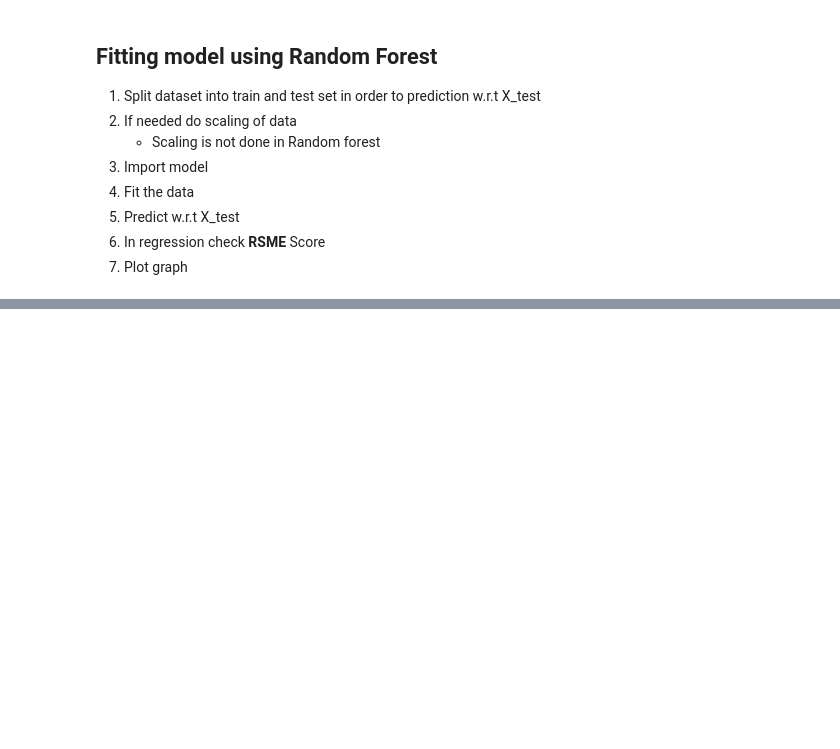
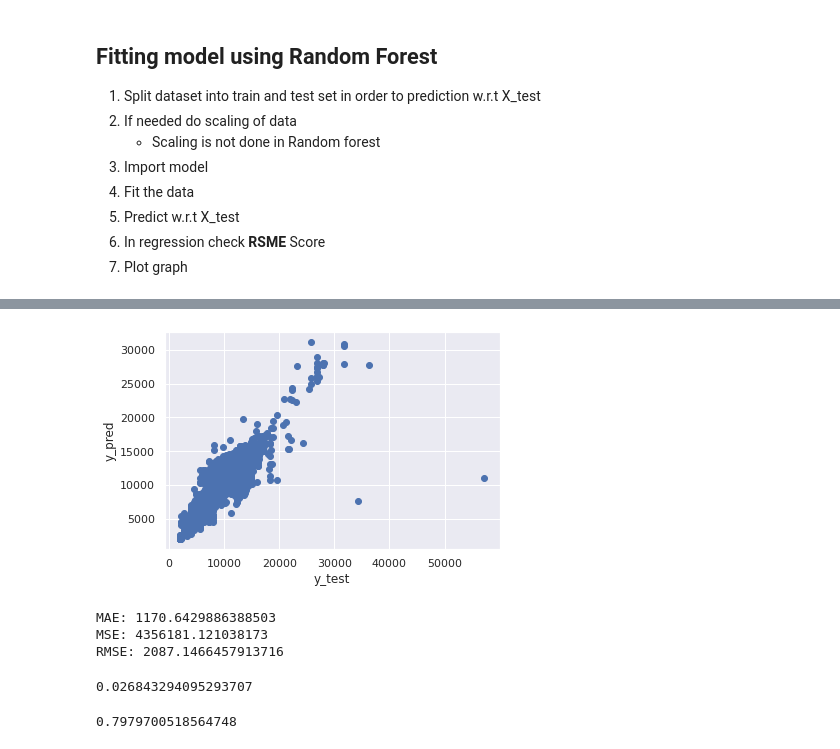
Before and after one commit to theAdarshSrivastava/Flight_Fare_Prediction-, a Jupyter notebook: flight_price.ipynb, the cells around one changed output, grey strips where cells are left out. Saved outputs shown, nothing was run; the diff lists cells and outputs as text; code cells hidden in the pictures; blank space fills up the shorter version.

```diff
--- a/flight_price.ipynb
+++ b/flight_price.ipynb
@@ -609,0 +631,7 @@ X_train, X_test, y_train, y_test = train_test_split(X, y, test_size = 0.2, rando
+# %%
+plt.scatter(y_test,y_pred)
+plt.xlabel("y_test")
+plt.ylabel("y_pred")
+plt.show()
+# %% [output]
+[figure, added]
@@ -609,0 +640,17 @@ X_train, X_test, y_train, y_test = train_test_split(X, y, test_size = 0.2, rando
+# %%
+print("MAE:",metrics.mean_absolute_error(y_test,y_pred))
+print("MSE:",metrics.mean_squared_error(y_test,y_pred))
+rmse=np.sqrt(metrics.mean_squared_error(y_test,y_pred))
+print("RMSE:",rmse)
+# %% [output]
+MAE: 1170.6429886388503
+MSE: 4356181.121038173
+RMSE: 2087.1466457913716
+# %%
+rmse/(max(y)-min(y))
+# %% [output]
+0.026843294095293707
+# %%
+metrics.r2_score(y_test,y_pred)
+# %% [output]
+0.7979700518564748
```
Also changed, not shown: parts of 14 cells of this notebook, 1 other file.
